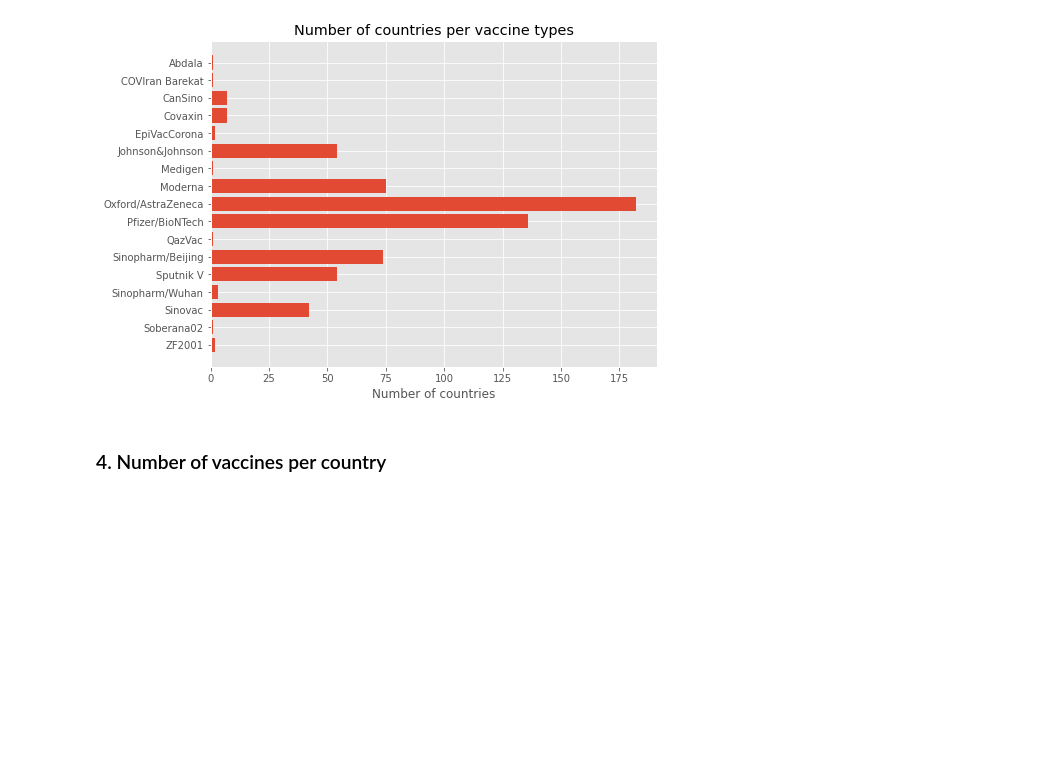
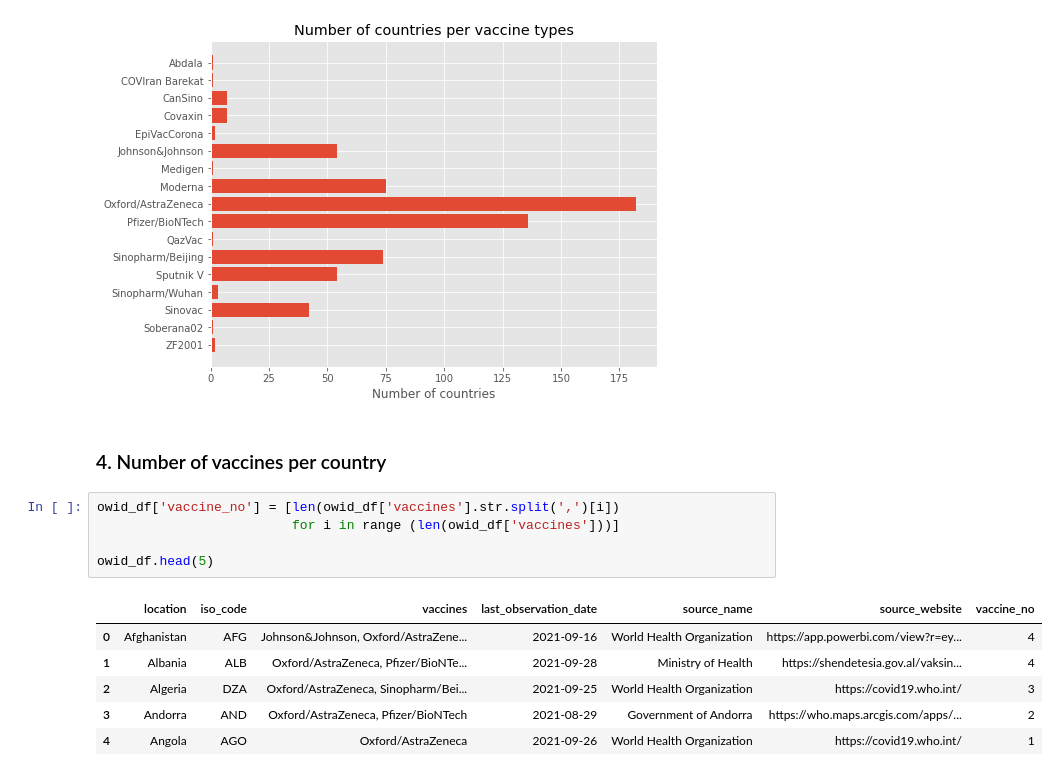
Before and after one commit to lilianasku/Other-Python-scripts, a Jupyter notebook: owid - locations.ipynb, the cells around one changed output. Drawn from its saved outputs; the diff is of its cells as text; blank space fills up the shorter version.

```diff
--- a/owid - locations.ipynb
+++ b/owid - locations.ipynb
@@ -157,3 +157,15 @@ plt.show()
 [figure]
 # %% [markdown]
 ### 4. Number of vaccines per country
+# %%
+owid_df['vaccine_no'] = [len(owid_df['vaccines'].str.split(',')[i])
+                         for i in range (len(owid_df['vaccines']))]
+
+owid_df.head(5)
+# %% [output]
+|  | location | iso_code | vaccines | last_observation_date | source_name | source_website | vaccine_no |
+| 0 | Afghanistan | AFG | Johnson&Johnson, Oxford/AstraZene... | 2021-09-16 | World Health Organization | https://app.powerbi.com/view?r=ey... | 4 |
+| 1 | Albania | ALB | Oxford/AstraZeneca, Pfizer/BioNTe... | 2021-09-28 | Ministry of Health | https://shendetesia.gov.al/vaksin... | 4 |
+| 2 | Algeria | DZA | Oxford/AstraZeneca, Sinopharm/Bei... | 2021-09-25 | World Health Organization | https://covid19.who.int/ | 3 |
+| 3 | Andorra | AND | Oxford/AstraZeneca, Pfizer/BioNTech | 2021-08-29 | Government of Andorra | https://who.maps.arcgis.com/apps/... | 2 |
+| 4 | Angola | AGO | Oxford/AstraZeneca | 2021-09-26 | World Health Organization | https://covid19.who.int/ | 1 |
```
